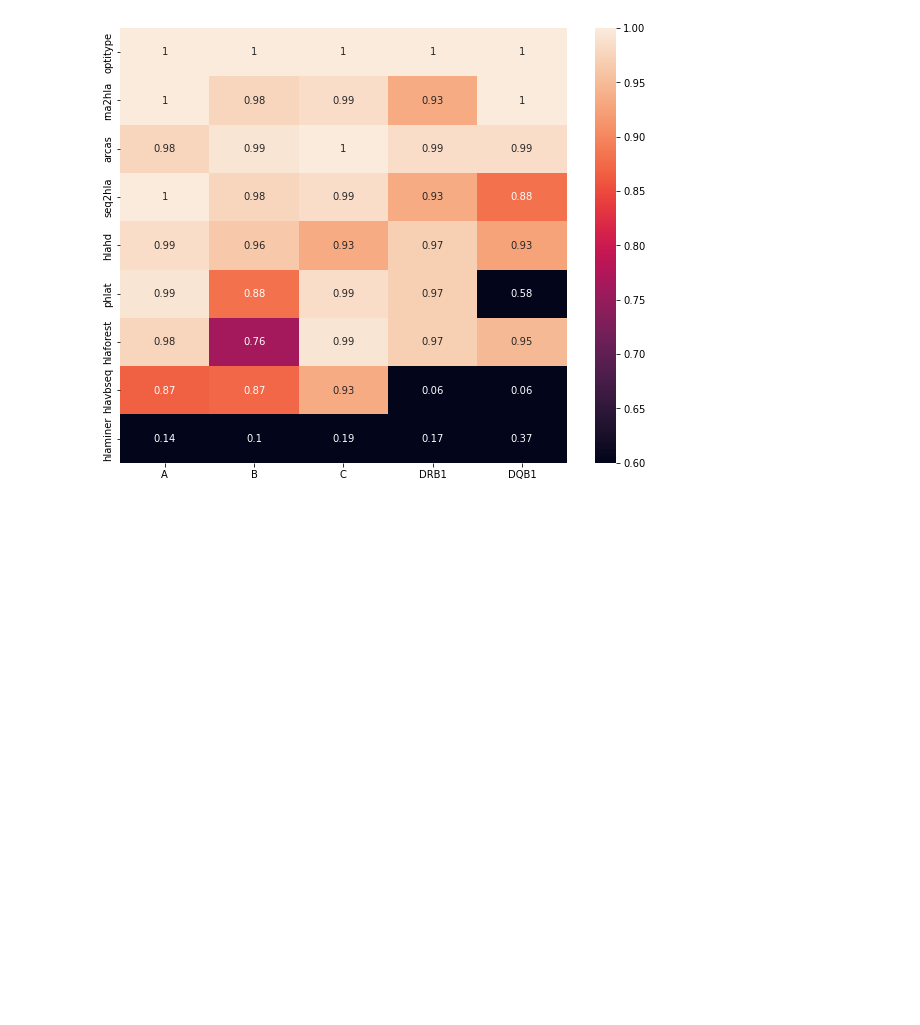
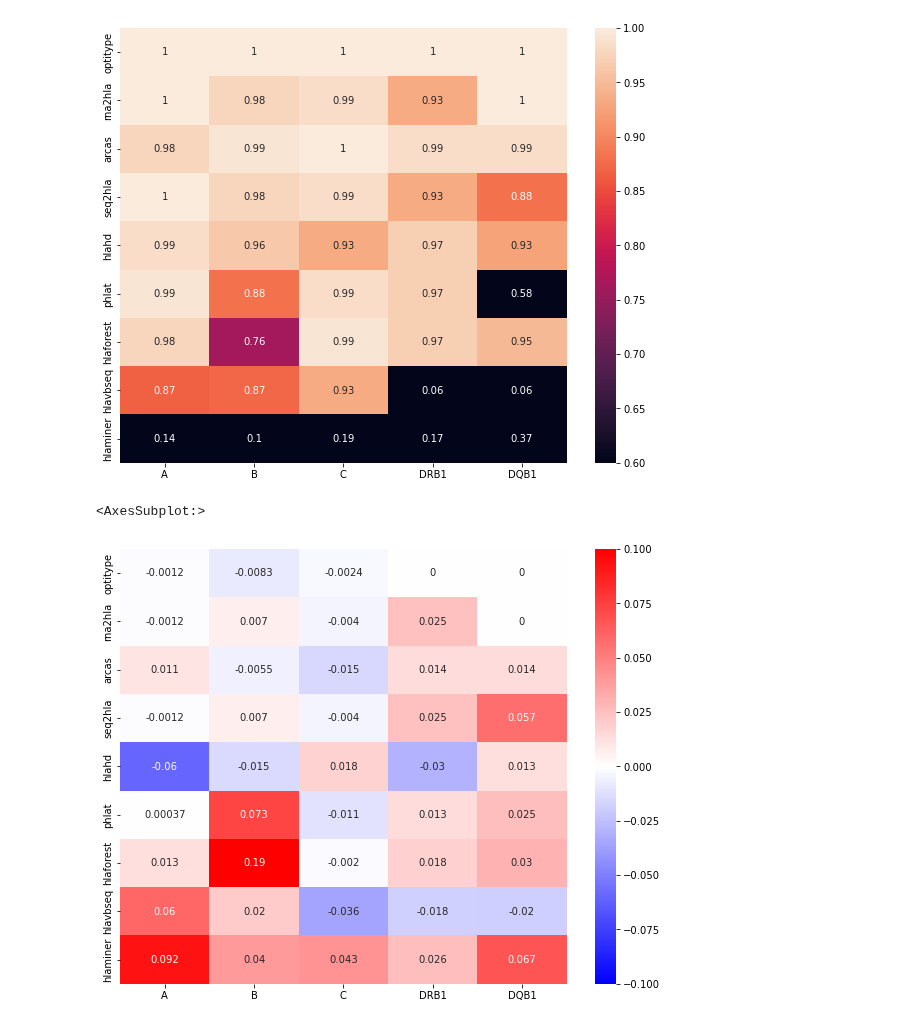
Before and after one commit to ydottie/hlaproject, a Jupyter notebook: notebooks/ancestry_and_locus_heatmap.ipynb, the cells around one changed output. Cells and saved outputs as stored; diff of their text form; code cells hidden in the pictures; blank space fills up the shorter version.

```diff
--- a/notebooks/ancestry_and_locus_heatmap.ipynb
+++ b/notebooks/ancestry_and_locus_heatmap.ipynb
@@ -59,21 +59,29 @@ def accuracy_matrix(gs,all_total):
     return df
 # %%
 totals = np.array([423*2]*5) #5 element vector with # of gold standard A, B, C, DRB1, and DQB1
-df = accuracy_matrix(europe_df,totals)
+df1 = accuracy_matrix(europe_df,totals)
 
 from matplotlib.colors import LogNorm, Normalize
 plt.figure(figsize=(10,8))
-sns.heatmap(df,annot=True,vmin=0.6,vmax=1)
+sns.heatmap(df1,annot=True,vmin=0.6,vmax=1)
 # %% [output]
 <AxesSubplot:>
 [figure]
 # %%
 totals = np.array([67*2]*5) #5 element vector with # of gold standard A, B, C, DRB1, and DQB1
-df = accuracy_matrix(yoruba_df,totals)
+df2 = accuracy_matrix(yoruba_df,totals)
 
 from matplotlib.colors import LogNorm, Normalize
 plt.figure(figsize=(10,8))
-sns.heatmap(df,annot=True,vmin=0.6,vmax=1)
+sns.heatmap(df2,annot=True,vmin=0.6,vmax=1)
 # %% [output]
 <AxesSubplot:>
 [figure]
+# %%
+df_overall = df1-df2
+
+plt.figure(figsize=(10,8))
+sns.heatmap(df_overall,annot=True,cmap='bwr',vmin = -0.1, vmax = 0.1)
+# %% [output]
+<AxesSubplot:>
+[figure, added]
```
Also changed, not shown: 45 other files.
